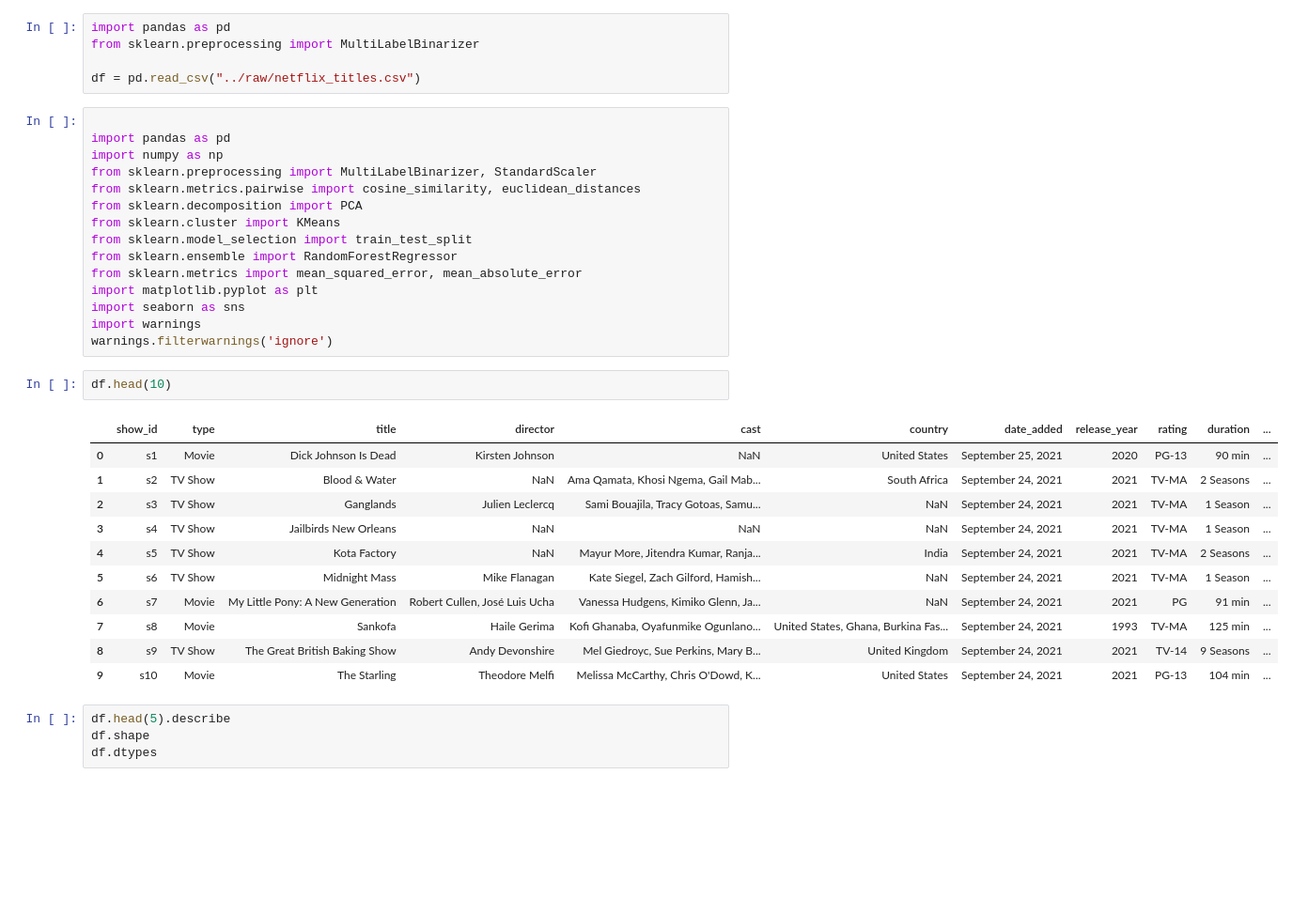
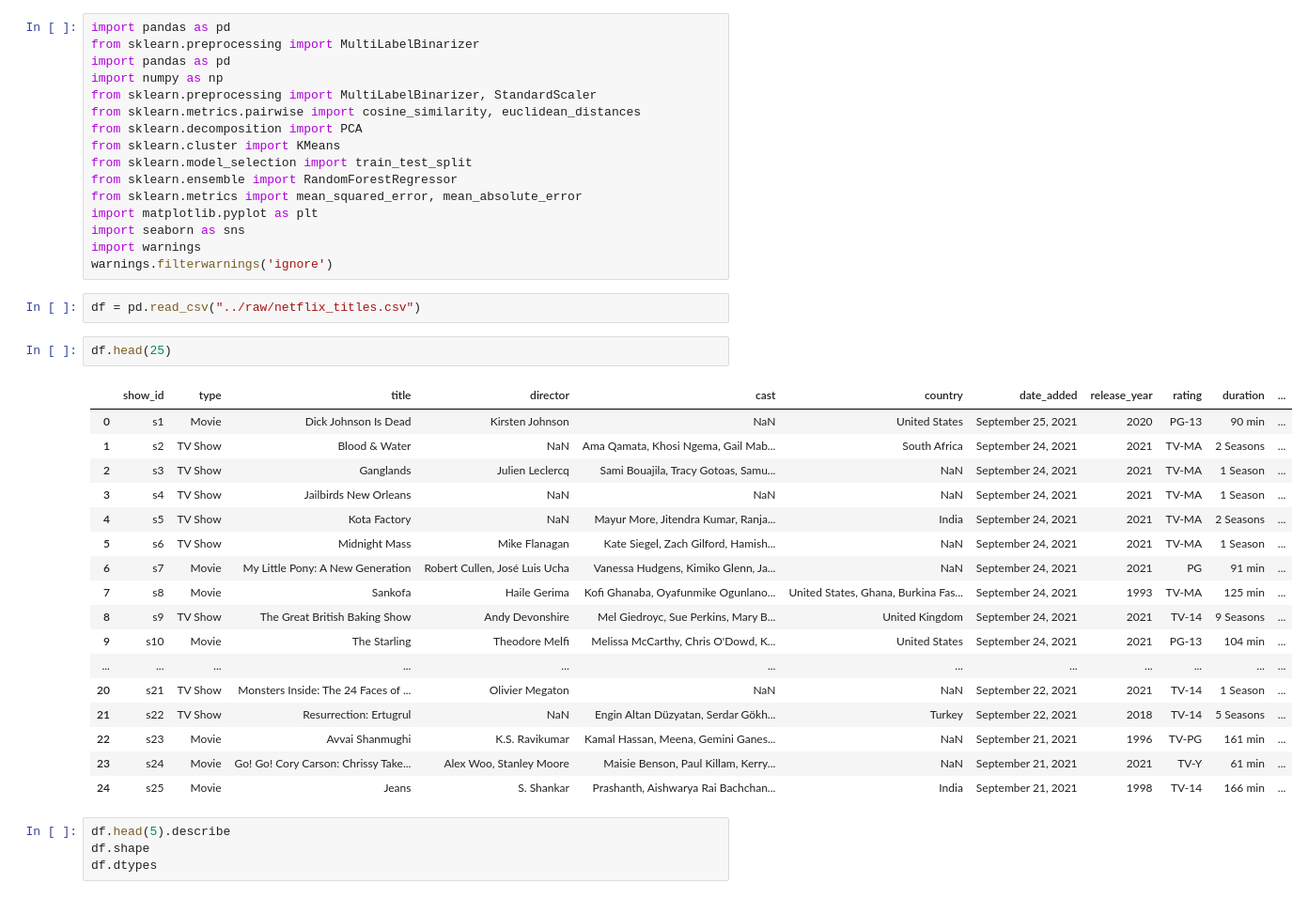
Before and after one commit to shivakumar99/Movie-TVShow-Recommender, a Jupyter notebook: notebooks/eda.ipynb, the cells around one changed output. Shown: that part at 94% size. Saved outputs shown, nothing was run; the diff lists cells and outputs as text; blank space fills up the shorter version.

```diff
--- a/notebooks/eda.ipynb
+++ b/notebooks/eda.ipynb
@@ -1,37 +1,41 @@
 # %%
 import pandas as pd
 from sklearn.preprocessing import MultiLabelBinarizer
-
-df = pd.read_csv("../raw/netflix_titles.csv")
+import pandas as pd
+import numpy as np
+from sklearn.preprocessing import MultiLabelBinarizer, StandardScaler
+from sklearn.metrics.pairwise import cosine_similarity, euclidean_distances
+from sklearn.decomposition import PCA
+from sklearn.cluster import KMeans
+from sklearn.model_selection import train_test_split
+from sklearn.ensemble import RandomForestRegressor
+from sklearn.metrics import mean_squared_error, mean_absolute_error
+import matplotlib.pyplot as plt
+import seaborn as sns
+import warnings
+warnings.filterwarnings('ignore')
 # %%
-
-import pandas as pd
-import numpy as np
-from sklearn.preprocessing import MultiLabelBinarizer, StandardScaler
-from sklearn.metrics.pairwise import cosine_similarity, euclidean_distances
-from sklearn.decomposition import PCA
-from sklearn.cluster import KMeans
-from sklearn.model_selection import train_test_split
-from sklearn.ensemble import RandomForestRegressor
-from sklearn.metrics import mean_squared_error, mean_absolute_error
-import matplotlib.pyplot as plt
-import seaborn as sns
-import warnings
-warnings.filterwarnings('ignore')
+df = pd.read_csv("../raw/netflix_titles.csv")
 # %%
-df.head(10)
+df.head(25)
 # %% [output]
 |  | show_id | type | title | director | cast | country | date_added | release_year | rating | duration | ... |
 | 0 | s1 | Movie | Dick Johnson Is Dead | Kirsten Johnson | NaN | United States | September 25, 2021 | 2020 | PG-13 | 90 min | ... |
 | 1 | s2 | TV Show | Blood & Water | NaN | Ama Qamata, Khosi Ngema, Gail Mab... | South Africa | September 24, 2021 | 2021 | TV-MA | 2 Seasons | ... |
 | 2 | s3 | TV Show | Ganglands | Julien Leclercq | Sami Bouajila, Tracy Gotoas, Samu... | NaN | September 24, 2021 | 2021 | TV-MA | 1 Season | ... |
 | 3 | s4 | TV Show | Jailbirds New Orleans | NaN | NaN | NaN | September 24, 2021 | 2021 | TV-MA | 1 Season | ... |
 | 4 | s5 | TV Show | Kota Factory | NaN | Mayur More, Jitendra Kumar, Ranja... | India | September 24, 2021 | 2021 | TV-MA | 2 Seasons | ... |
 | 5 | s6 | TV Show | Midnight Mass | Mike Flanagan | Kate Siegel, Zach Gilford, Hamish... | NaN | September 24, 2021 | 2021 | TV-MA | 1 Season | ... |
 | 6 | s7 | Movie | My Little Pony: A New Generation | Robert Cullen, José Luis Ucha | Vanessa Hudgens, Kimiko Glenn, Ja... | NaN | September 24, 2021 | 2021 | PG | 91 min | ... |
 | 7 | s8 | Movie | Sankofa | Haile Gerima | Kofi Ghanaba, Oyafunmike Ogunlano... | United States, Ghana, Burkina Fas... | September 24, 2021 | 1993 | TV-MA | 125 min | ... |
 | 8 | s9 | TV Show | The Great British Baking Show | Andy Devonshire | Mel Giedroyc, Sue Perkins, Mary B... | United Kingdom | September 24, 2021 | 2021 | TV-14 | 9 Seasons | ... |
 | 9 | s10 | Movie | The Starling | Theodore Melfi | Melissa McCarthy, Chris O'Dowd, K... | United States | September 24, 2021 | 2021 | PG-13 | 104 min | ... |
+| ... | ... | ... | ... | ... | ... | ... | ... | ... | ... | ... | ... |
+| 20 | s21 | TV Show | Monsters Inside: The 24 Faces of ... | Olivier Megaton | NaN | NaN | September 22, 2021 | 2021 | TV-14 | 1 Season | ... |
+| 21 | s22 | TV Show | Resurrection: Ertugrul | NaN | Engin Altan Düzyatan, Serdar Gökh... | Turkey | September 22, 2021 | 2018 | TV-14 | 5 Seasons | ... |
+| 22 | s23 | Movie | Avvai Shanmughi | K.S. Ravikumar | Kamal Hassan, Meena, Gemini Ganes... | NaN | September 21, 2021 | 1996 | TV-PG | 161 min | ... |
+| 23 | s24 | Movie | Go! Go! Cory Carson: Chrissy Take... | Alex Woo, Stanley Moore | Maisie Benson, Paul Killam, Kerry... | NaN | September 21, 2021 | 2021 | TV-Y | 61 min | ... |
+| 24 | s25 | Movie | Jeans | S. Shankar | Prashanth, Aishwarya Rai Bachchan... | India | September 21, 2021 | 1998 | TV-14 | 166 min | ... |
 # %%
 df.head(5).describe
 df.shape
```
Also changed, not shown: parts of 6 cells of this notebook.
